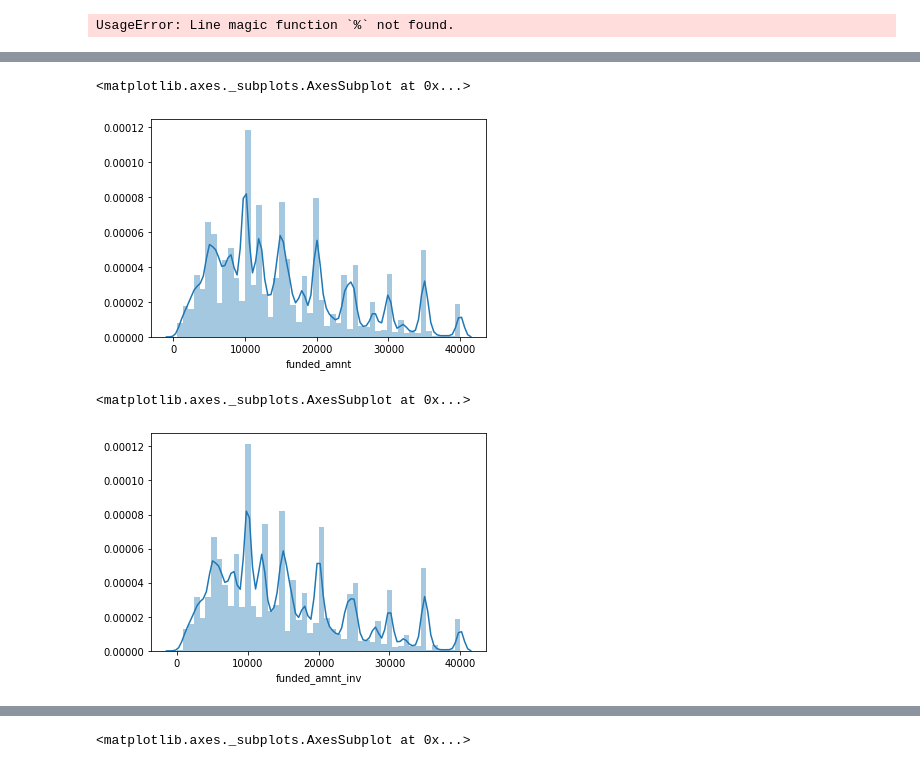
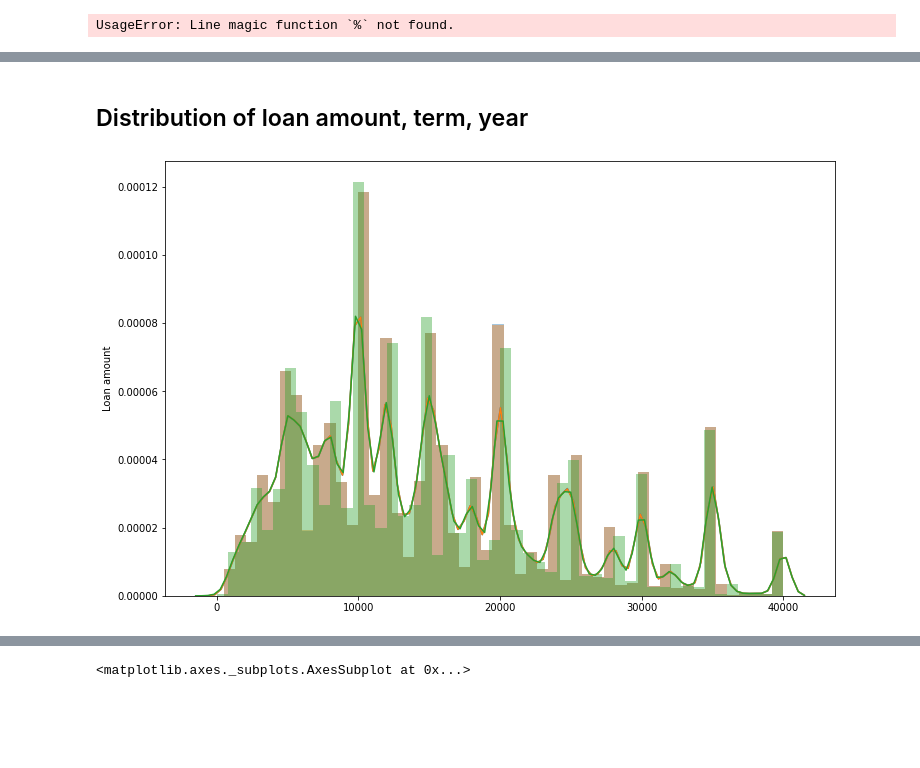
Before and after one commit to chihongtao91/loan_prediction, a Jupyter notebook: data_exploration.ipynb, the cells around one changed output, grey strips where cells are left out. Saved outputs shown, nothing was run; the diff lists cells and outputs as text; code cells hidden in the pictures; blank space fills up the shorter version.

```diff
--- a/data_exploration.ipynb
+++ b/data_exploration.ipynb
@@ -54,15 +41,20 @@ sns.distplot(df['loan_amnt'])
-# %%
-# Plot the distribution loan amount committeed
-sns.distplot(df['funded_amnt'])
-# %% [output]
-<matplotlib.axes._subplots.AxesSubplot at 0x...>
-[figure, removed]
-# %%
-# Plot the distribution of loan amount committed by investors
-sns.distplot(df['funded_amnt_inv'])
-# %% [output]
-<matplotlib.axes._subplots.AxesSubplot at 0x...>
-[figure, removed]
+# %% [markdown]
+## Distribution of loan amount, term, year
+# %%
+plt.figure(figsize=(12,8))
+# Plot the distribution of loan amount applied by borrower
+sns.distplot(df['loan_amnt'])
+# Plot the distribution loan amount committeed
+sns.distplot(df['funded_amnt'])
+# Plot the distribution of loan amount committed by investors
+sns.distplot(df['funded_amnt_inv'])
+plt.ylabel('Loan amount')
+ax1 = plt.axes()
+x_axis = ax1.axes.get_xaxis()
+x_label = x_axis.get_label()
+x_label.set_visible(False)
+# %% [output]
+[figure, added]
 # %%
 # Plot the term of the loans applied, in terms of percentage over all loans
 print (df['term'].value_counts(normalize=True))
```
Also changed, not shown: parts of 17 cells of this notebook, 1 other file.
